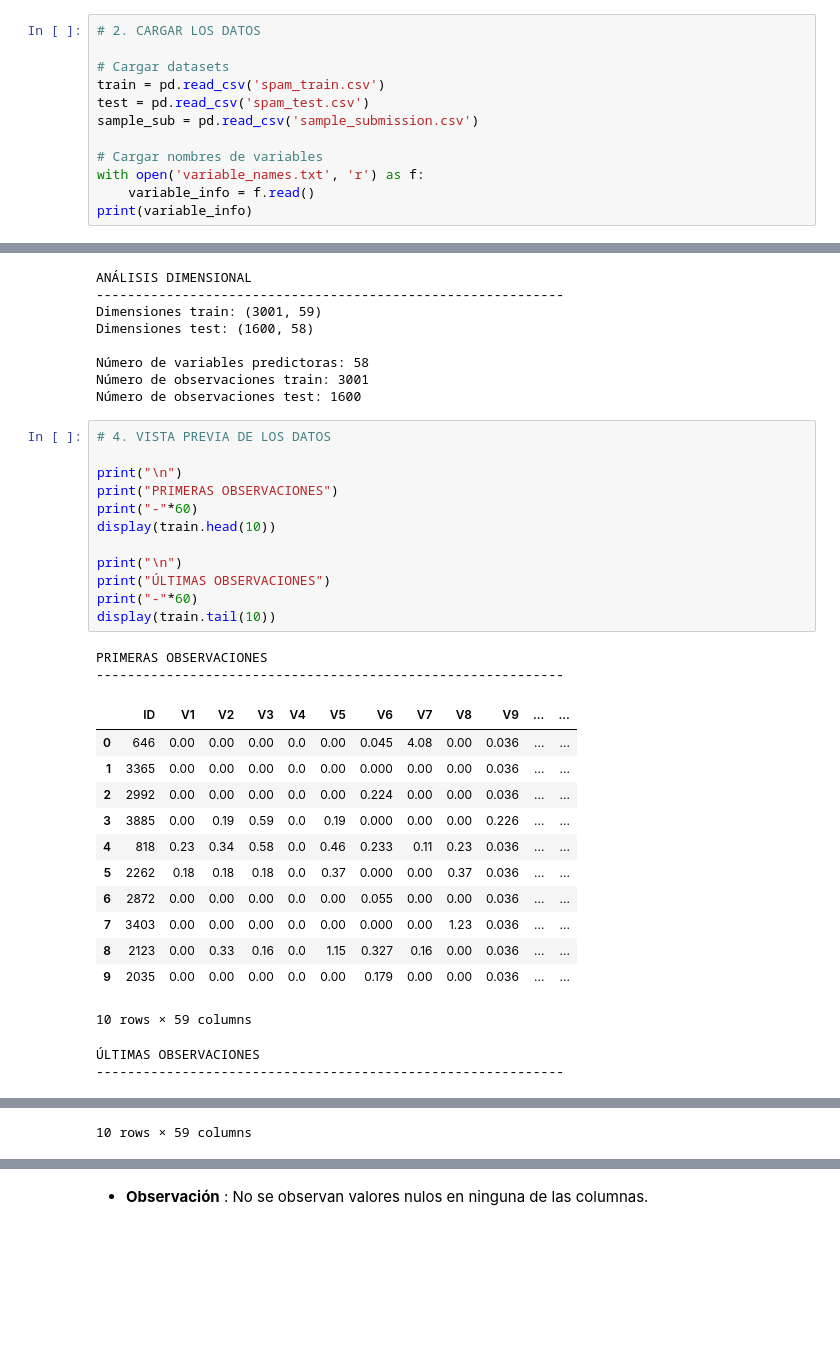
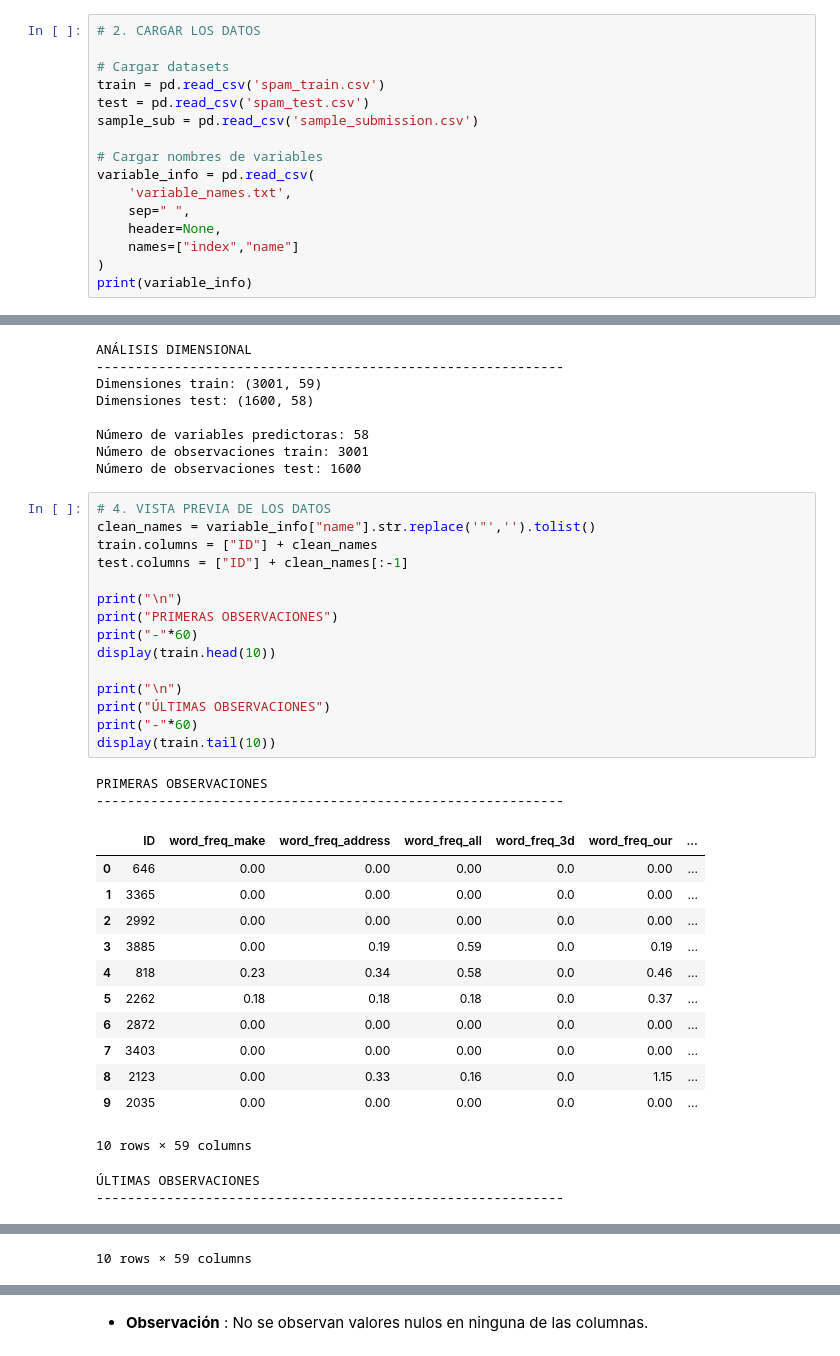
Before and after one commit to carrasquintero/Proyecto_Spam, a Jupyter notebook: prediccion-de-correos-spam.ipynb, the cells around one changed output, grey strips where cells are left out. Drawn from its saved outputs; the diff is of its cells as text; blank space fills up the shorter version.

```diff
--- a/prediccion-de-correos-spam.ipynb
+++ b/prediccion-de-correos-spam.ipynb
@@ -37,7 +37,11 @@ test = pd.read_csv('spam_test.csv')
 sample_sub = pd.read_csv('sample_submission.csv')
 
 # Cargar nombres de variables
-with open('variable_names.txt', 'r') as f:
-    variable_info = f.read()
+variable_info = pd.read_csv(
+    'variable_names.txt',
+    sep=" ",
+    header=None,
+    names=["index","name"]
+)
 print(variable_info)
 # %% [output]
@@ -80,30 +84,33 @@ Número de observaciones train: 3001
 Número de observaciones test: 1600
 # %%
 # 4. VISTA PREVIA DE LOS DATOS
+clean_names = variable_info["name"].str.replace('"','').tolist()
+train.columns = ["ID"] + clean_names
+test.columns = ["ID"] + clean_names[:-1]
 
 print("\n")
 print("PRIMERAS OBSERVACIONES")
 print("-"*60)
 display(train.head(10))
 
 print("\n")
 print("ÚLTIMAS OBSERVACIONES")
 print("-"*60)
 display(train.tail(10))
 # %% [output]
 PRIMERAS OBSERVACIONES
 ------------------------------------------------------------
-|  | ID | V1 | V2 | V3 | V4 | V5 | V6 | V7 | V8 | V9 | ... | ... |
-| 0 | 646 | 0.00 | 0.00 | 0.00 | 0.0 | 0.00 | 0.045 | 4.08 | 0.00 | 0.036 | ... | ... |
-| 1 | 3365 | 0.00 | 0.00 | 0.00 | 0.0 | 0.00 | 0.000 | 0.00 | 0.00 | 0.036 | ... | ... |
-| 2 | 2992 | 0.00 | 0.00 | 0.00 | 0.0 | 0.00 | 0.224 | 0.00 | 0.00 | 0.036 | ... | ... |
-| 3 | 3885 | 0.00 | 0.19 | 0.59 | 0.0 | 0.19 | 0.000 | 0.00 | 0.00 | 0.226 | ... | ... |
-| 4 | 818 | 0.23 | 0.34 | 0.58 | 0.0 | 0.46 | 0.233 | 0.11 | 0.23 | 0.036 | ... | ... |
-| 5 | 2262 | 0.18 | 0.18 | 0.18 | 0.0 | 0.37 | 0.000 | 0.00 | 0.37 | 0.036 | ... | ... |
-| 6 | 2872 | 0.00 | 0.00 | 0.00 | 0.0 | 0.00 | 0.055 | 0.00 | 0.00 | 0.036 | ... | ... |
-| 7 | 3403 | 0.00 | 0.00 | 0.00 | 0.0 | 0.00 | 0.000 | 0.00 | 1.23 | 0.036 | ... | ... |
-| 8 | 2123 | 0.00 | 0.33 | 0.16 | 0.0 | 1.15 | 0.327 | 0.16 | 0.00 | 0.036 | ... | ... |
-| 9 | 2035 | 0.00 | 0.00 | 0.00 | 0.0 | 0.00 | 0.179 | 0.00 | 0.00 | 0.036 | ... | ... |
+|  | ID | word_freq_make | word_freq_address | word_freq_all | word_freq_3d | word_freq_our | ... |
+| 0 | 646 | 0.00 | 0.00 | 0.00 | 0.0 | 0.00 | ... |
+| 1 | 3365 | 0.00 | 0.00 | 0.00 | 0.0 | 0.00 | ... |
+| 2 | 2992 | 0.00 | 0.00 | 0.00 | 0.0 | 0.00 | ... |
+| 3 | 3885 | 0.00 | 0.19 | 0.59 | 0.0 | 0.19 | ... |
+| 4 | 818 | 0.23 | 0.34 | 0.58 | 0.0 | 0.46 | ... |
+| 5 | 2262 | 0.18 | 0.18 | 0.18 | 0.0 | 0.37 | ... |
+| 6 | 2872 | 0.00 | 0.00 | 0.00 | 0.0 | 0.00 | ... |
+| 7 | 3403 | 0.00 | 0.00 | 0.00 | 0.0 | 0.00 | ... |
+| 8 | 2123 | 0.00 | 0.33 | 0.16 | 0.0 | 1.15 | ... |
+| 9 | 2035 | 0.00 | 0.00 | 0.00 | 0.0 | 0.00 | ... |
 10 rows × 59 columns
 ÚLTIMAS OBSERVACIONES
 ------------------------------------------------------------
```
Also changed, not shown: parts of 11 cells of this notebook.
